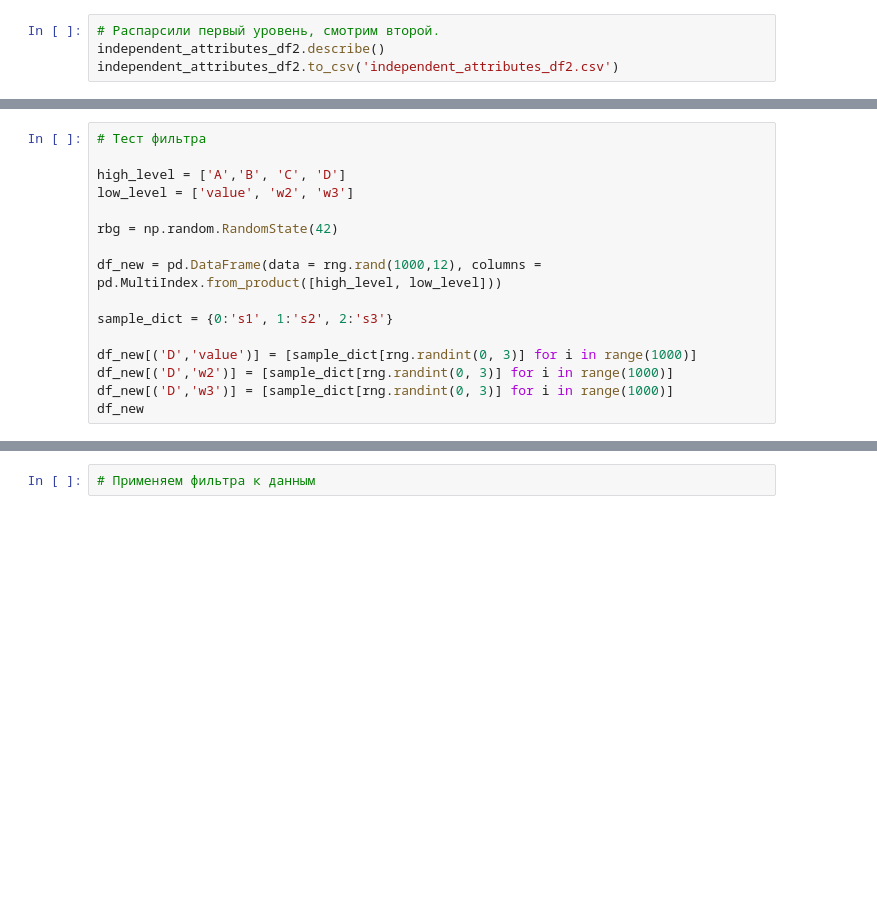
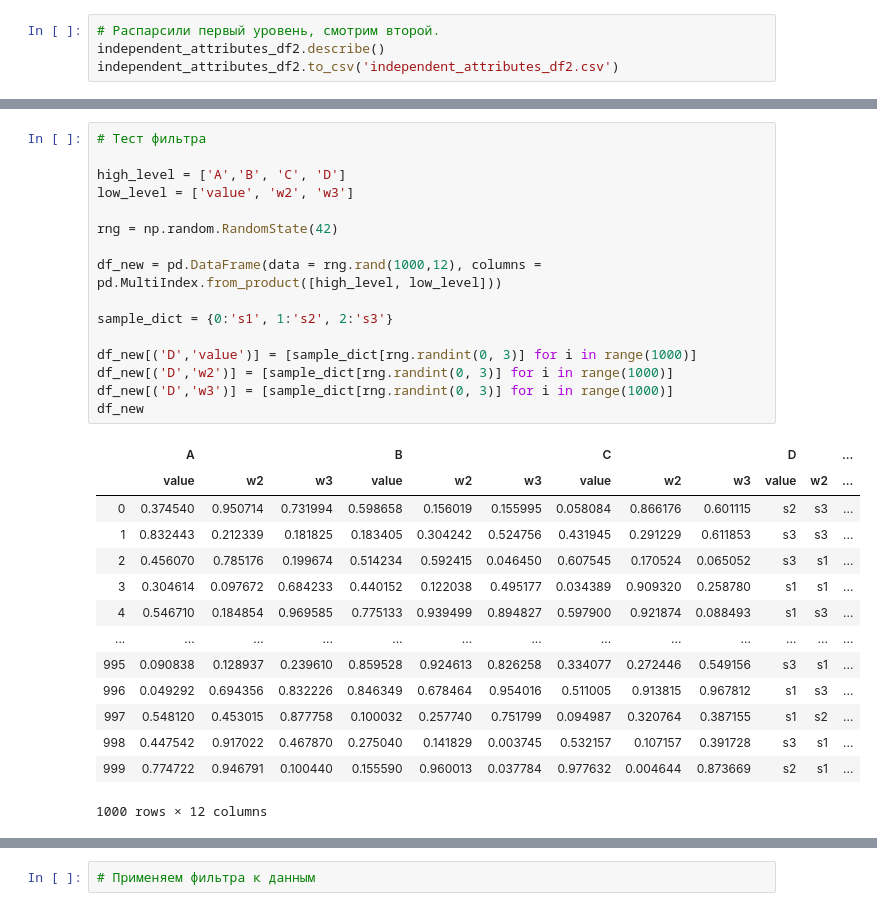
Before and after one commit to sMedX/slb, a Jupyter notebook: filter/Filter_test.ipynb, the cells around one changed output, grey strips where cells are left out. Saved outputs shown, nothing was run; the diff lists cells and outputs as text; blank space fills up the shorter version.

```diff
--- a/filter/Filter_test.ipynb
+++ b/filter/Filter_test.ipynb
@@ -410,19 +410,34 @@ independent_attributes_df2.describe()
 # %%
 # Тест фильтра
 
 high_level = ['A','B', 'C', 'D']
 low_level = ['value', 'w2', 'w3']
 
-rbg = np.random.RandomState(42)
+rng = np.random.RandomState(42)
 
 df_new = pd.DataFrame(data = rng.rand(1000,12), columns = pd.MultiIndex.from_product([high_level, low_level]))
 
 sample_dict = {0:'s1', 1:'s2', 2:'s3'}
 
 df_new[('D','value')] = [sample_dict[rng.randint(0, 3)] for i in range(1000)]
 df_new[('D','w2')] = [sample_dict[rng.randint(0, 3)] for i in range(1000)]
 df_new[('D','w3')] = [sample_dict[rng.randint(0, 3)] for i in range(1000)]
 df_new
+# %% [output]
+|  | A |  |  | B |  |  | C |  |  | D |  | ... |
+|  | value | w2 | w3 | value | w2 | w3 | value | w2 | w3 | value | w2 | ... |
+| 0 | 0.374540 | 0.950714 | 0.731994 | 0.598658 | 0.156019 | 0.155995 | 0.058084 | 0.866176 | 0.601115 | s2 | s3 | ... |
+| 1 | 0.832443 | 0.212339 | 0.181825 | 0.183405 | 0.304242 | 0.524756 | 0.431945 | 0.291229 | 0.611853 | s3 | s3 | ... |
+| 2 | 0.456070 | 0.785176 | 0.199674 | 0.514234 | 0.592415 | 0.046450 | 0.607545 | 0.170524 | 0.065052 | s3 | s1 | ... |
+| 3 | 0.304614 | 0.097672 | 0.684233 | 0.440152 | 0.122038 | 0.495177 | 0.034389 | 0.909320 | 0.258780 | s1 | s1 | ... |
+| 4 | 0.546710 | 0.184854 | 0.969585 | 0.775133 | 0.939499 | 0.894827 | 0.597900 | 0.921874 | 0.088493 | s1 | s3 | ... |
+| ... | ... | ... | ... | ... | ... | ... | ... | ... | ... | ... | ... | ... |
+| 995 | 0.090838 | 0.128937 | 0.239610 | 0.859528 | 0.924613 | 0.826258 | 0.334077 | 0.272446 | 0.549156 | s3 | s1 | ... |
+| 996 | 0.049292 | 0.694356 | 0.832226 | 0.846349 | 0.678464 | 0.954016 | 0.511005 | 0.913815 | 0.967812 | s1 | s3 | ... |
+| 997 | 0.548120 | 0.453015 | 0.877758 | 0.100032 | 0.257740 | 0.751799 | 0.094987 | 0.320764 | 0.387155 | s1 | s2 | ... |
+| 998 | 0.447542 | 0.917022 | 0.467870 | 0.275040 | 0.141829 | 0.003745 | 0.532157 | 0.107157 | 0.391728 | s3 | s1 | ... |
+| 999 | 0.774722 | 0.946791 | 0.100440 | 0.155590 | 0.960013 | 0.037784 | 0.977632 | 0.004644 | 0.873669 | s2 | s1 | ... |
+1000 rows × 12 columns
 # %%
 # Результат фильтрации
 
```
Also changed, not shown: parts of 10 cells of this notebook.
